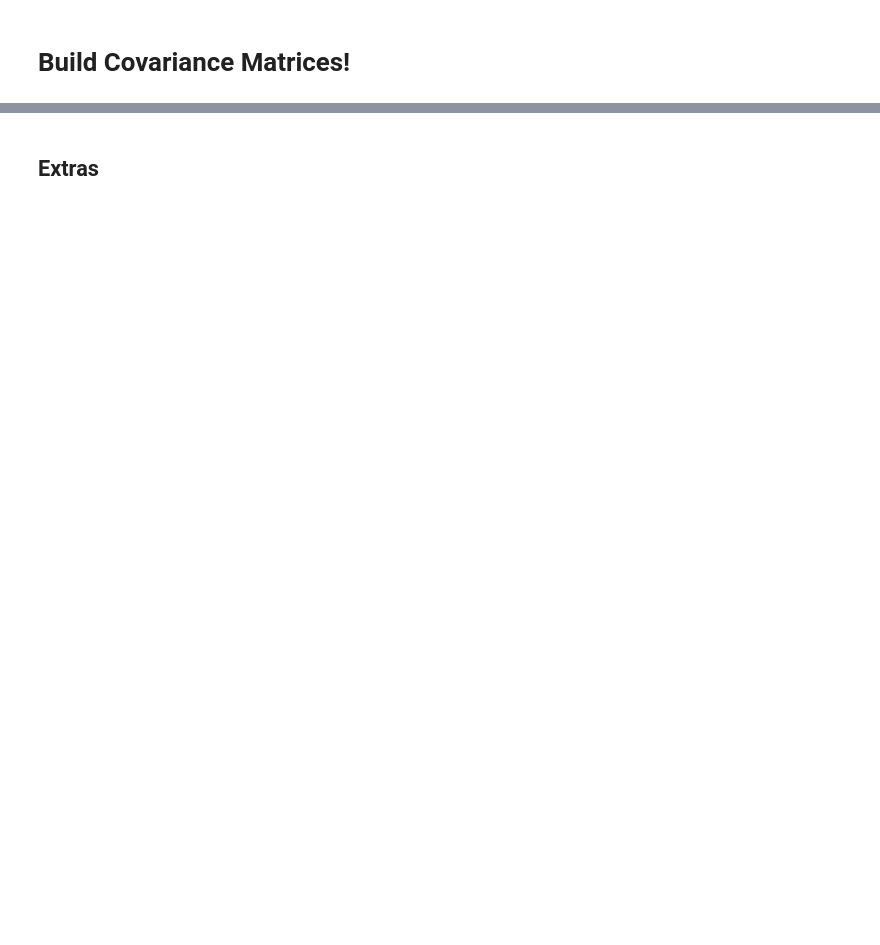
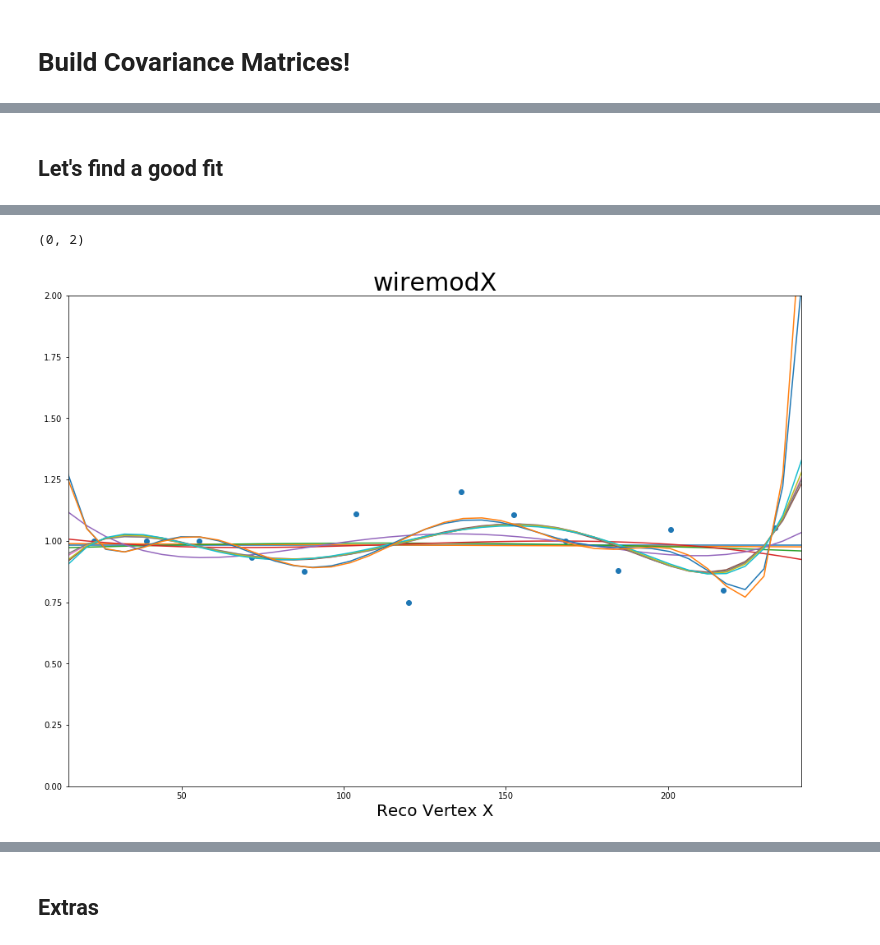
Before and after one commit to LArbys/1L1PSelection, a Jupyter notebook: Notebooks/DetSys.ipynb, the cells around one changed output, grey strips where cells are left out. Saved outputs shown, nothing was run; the diff lists cells and outputs as text; code cells hidden in the pictures; blank space fills up the shorter version.

```diff
--- a/Notebooks/DetSys.ipynb
+++ b/Notebooks/DetSys.ipynb
@@ -276,17 +462,0 @@ cbar = fig.colorbar(crat)
-# %%
-vartest = 'Enu_1m1p'
-myrange = (300,1200)
-mybins = 18
-
-var_cv = df_cv.query(s_cuts)[vartest]
-cv_scale = np.ones(len(var_cv))*totalscale/scaleCV
-
-scalebnb = 8.98773223801e+20
-
-var_bnb = df_numu_run3_presel.query(s_cuts)[vartest]
-bnb_scale = df_numu_run3_presel.query(s_cuts)['xsec_corr_weight']*totalscale/scalebnb
-
-
-fig,ax = plt.subplots(figsize=(16,11))
-_ = plt.hist(var_cv,bins=nbins,range=myrange,weights=cv_scale,histtype='step')
-_ = plt.hist(var_bnb,bins=nbins,range=myrange,weights= bnb_scale,histtype='step')
@@ -294,0 +650,57 @@ _ = plt.hist(var_bnb,bins=nbins,range=myrange,weights= bnb_scale,histtype='step'
+# %% [markdown]
+## Let's find a good fit
+# %%
+# The same thing with ratios
+
+dvar = varListSel['Xreco']
+nbins = 14
+cov = np.zeros((nbins,nbins))
+flatsys = 0.0
+
+sysi = 0
+
+myvardf = a_overlap_sys[sysi].query(s_cuts)
+myvarcv = a_cv_sys[sysi].query(s_cuts_cv)
+
+var_sys = myvardf[dvar.myname]
+var_cv = myvarcv[dvar.myname+'_cv']
+
+hCV,binedges = np.histogram(var_cv,bins=nbins,range=dvar.myrange)
+h0,_ = np.histogram(var_sys,bins=nbins,range=dvar.myrange)
+bincenters = np.diff(binedges)/2 + binedges[:-1]
+truRat = np.true_divide(h0,hCV)
+
+fig,ax = plt.subplots(figsize=(16,11))
+dvarLinspace = np.linspace(dvar.myrange[0],dvar.myrange[1],40)
+plt.scatter(bincenters,np.true_divide(h0,hCV),label='Variation/CV')
+
+# polyfit
+aics = []
+degs = []
+for deg in range(nbins-2):
+
+    params = deg + 1
+    polyRat = np.polyfit(bincenters, truRat, deg)
+    fRat = np.poly1d(polyRat)
+    h0_fit = fRat(bincenters)*hCV
+
+    # now calculate chi2 for fit
+    print('testneg,testzero:',np.sqrt(h0_fit),hCV)
+    yerr_rat = np.true_divide(np.sqrt(h0_fit),hCV)
+    chi2_fit = np.power(np.true_divide(fRat(bincenters)-truRat,yerr_rat),2).sum()
+    aic = chi2_fit + 2*params + 2*params*(params+1)/float(nbins-params-1)
+    print('degree:',deg,'chi2:',chi2_fit,'AIC:',aic)
+    plt.plot(dvarLinspace,fRat(dvarLinspace),label='PolyFit (%i)'%polyterms)
+    aics.append(aic)
+    degs.append(deg)
+
+
+print(degs[np.argmin(aics)])
+
+ax.set_title(s_detsyslist[sysi],fontsize=30)
+ax.set_xlabel(dvar.mylabel,fontsize=20)
+#ax.legend(fontsize=15)
+
+ax.set_xlim(dvar.myrange)
+ax.set_ylim(0,2)
+# %% [output]
@@ -294,0 +724,2 @@ _ = plt.hist(var_bnb,bins=nbins,range=myrange,weights= bnb_scale,histtype='step'
+(0, 2)
+[figure, added]
```
Also changed, not shown: parts of 27 cells of this notebook, 2 other files.
